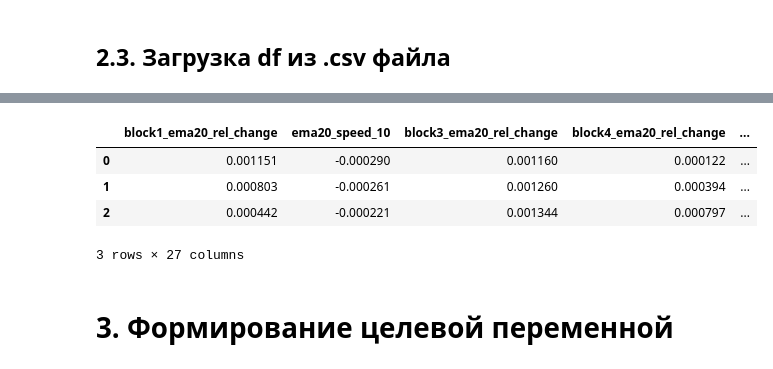
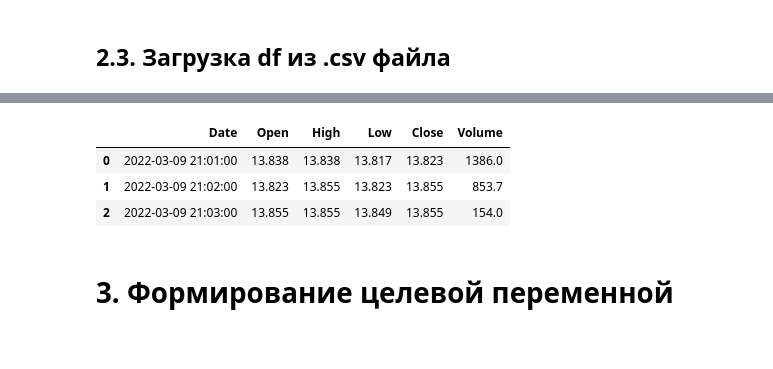
Before and after one commit to nikitapre/trading_project_2_0, a Jupyter notebook: trading_project.ipynb, the cells around one changed output, grey strips where cells are left out. Saved outputs shown, nothing was run; the diff lists cells and outputs as text; code cells hidden in the pictures.

```diff
--- a/trading_project.ipynb
+++ b/trading_project.ipynb
@@ -70,13 +77,12 @@ df.head(3)
 # %%
-df= pd.read_csv('downloads/LINK_train_m1_base_features.csv', compression='zstd')
-df_test = pd.read_csv('downloads/LINK_test_m1_base_features.csv', compression='zstd')
+df= pd.read_csv('LINK_train_m1_base_features.csv', compression='zstd')
+df_test = pd.read_csv('LINK_test_m1_base_features.csv', compression='zstd')
 df.head(3)
 # %% [output]
-|  | block1_ema20_rel_change | ema20_speed_10 | block3_ema20_rel_change | block4_ema20_rel_change | ... |
-| 0 | 0.001151 | -0.000290 | 0.001160 | 0.000122 | ... |
-| 1 | 0.000803 | -0.000261 | 0.001260 | 0.000394 | ... |
-| 2 | 0.000442 | -0.000221 | 0.001344 | 0.000797 | ... |
+|  | Date | Open | High | Low | Close | Volume |
+| 0 | 2022-03-09 21:01:00 | 13.838 | 13.838 | 13.817 | 13.823 | 1386.0 |
+| 1 | 2022-03-09 21:02:00 | 13.823 | 13.855 | 13.823 | 13.855 | 853.7 |
+| 2 | 2022-03-09 21:03:00 | 13.855 | 13.855 | 13.849 | 13.855 | 154.0 |
-3 rows × 27 columns
 # %% [markdown]
 # 3. Формирование целевой переменной
 # %% [markdown]
```
Also changed, not shown: parts of 65 cells of this notebook, 1 other file.
